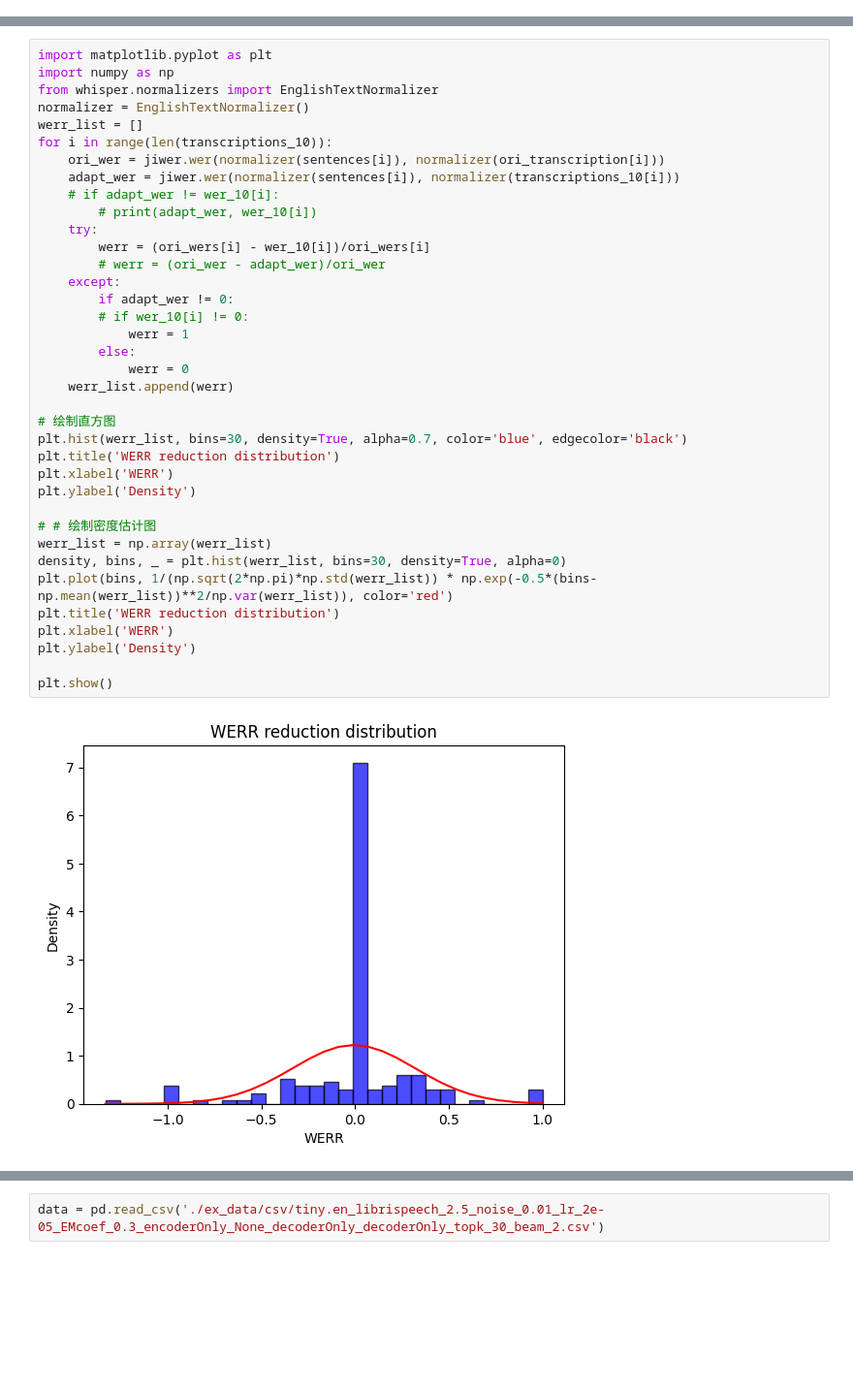
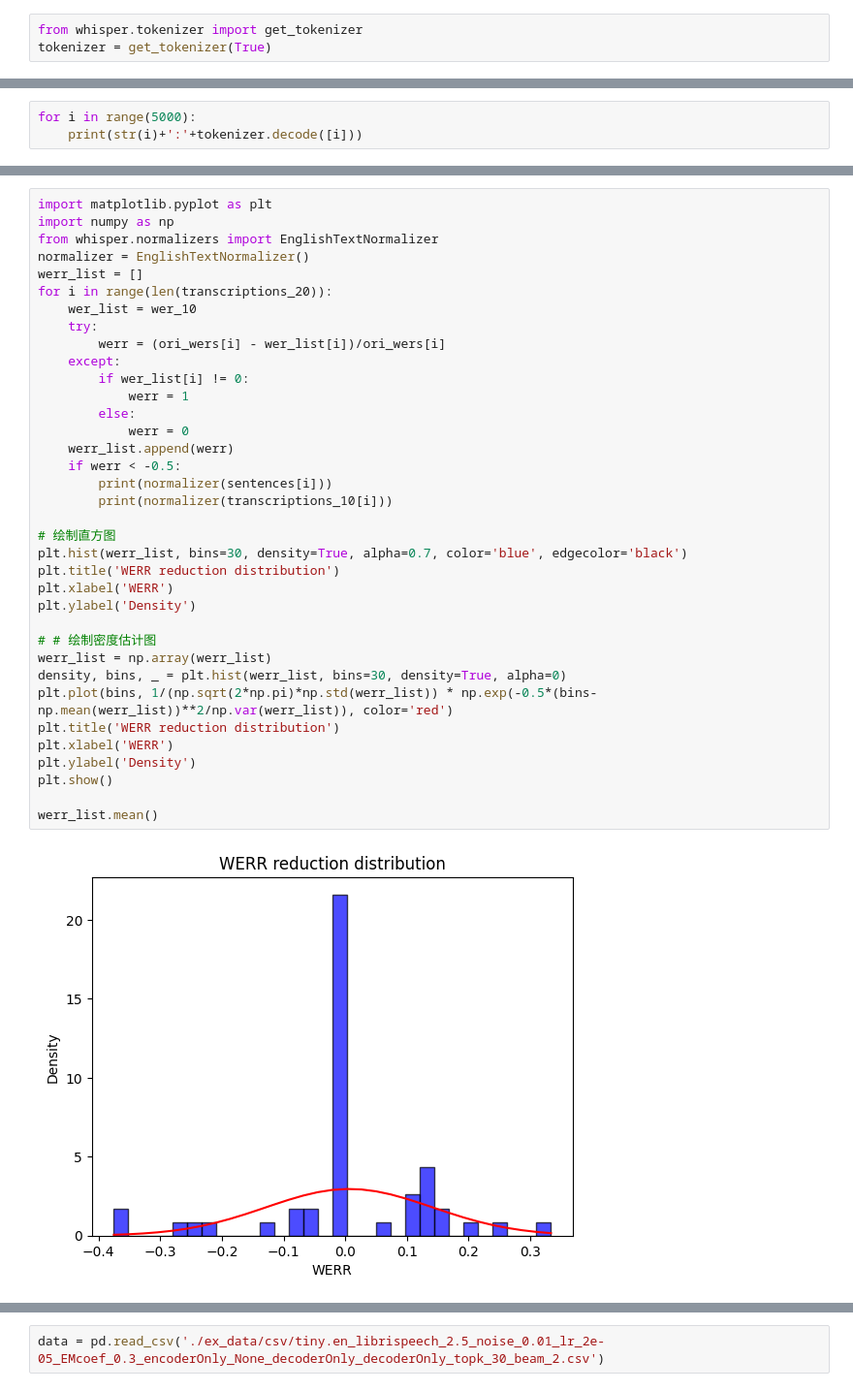
Before and after one commit to CheeEn-Yu/Test-time-adaptation-ASR-SUTA, a Jupyter notebook: err_analysis.ipynb, the cells around one changed output, grey strips where cells are left out. Shown at 97% size. Saved outputs shown, nothing was run; the diff lists cells and outputs as text; blank space fills up the shorter version.

```diff
--- a/err_analysis.ipynb
+++ b/err_analysis.ipynb
@@ -34,0 +48,3 @@ DEVICE = "cuda" if torch.cuda.is_available() else "cpu"
+# %%
+from whisper.tokenizer import get_tokenizer
+tokenizer = get_tokenizer(True)
@@ -34,0 +55,3 @@ DEVICE = "cuda" if torch.cuda.is_available() else "cpu"
+# %%
+for i in range(5000):
+    print(str(i)+':'+tokenizer.decode([i]))
@@ -84,39 +198,38 @@ print(np.array(wer_10).mean())
 # %%
 import matplotlib.pyplot as plt
 import numpy as np
 from whisper.normalizers import EnglishTextNormalizer
 normalizer = EnglishTextNormalizer()
 werr_list = []
-for i in range(len(transcriptions_10)):
-    ori_wer = jiwer.wer(normalizer(sentences[i]), normalizer(ori_transcription[i]))
-    adapt_wer = jiwer.wer(normalizer(sentences[i]), normalizer(transcriptions_10[i]))
-    # if adapt_wer != wer_10[i]:
-        # print(adapt_wer, wer_10[i])
+for i in range(len(transcriptions_20)):
+    wer_list = wer_10
     try:
-        werr = (ori_wers[i] - wer_10[i])/ori_wers[i]
-        # werr = (ori_wer - adapt_wer)/ori_wer
+        werr = (ori_wers[i] - wer_list[i])/ori_wers[i]
     except:
-        if adapt_wer != 0:
-        # if wer_10[i] != 0:
+        if wer_list[i] != 0:
             werr = 1
         else:
             werr = 0
     werr_list.append(werr)
+    if werr < -0.5:
+        print(normalizer(sentences[i]))
+        print(normalizer(transcriptions_10[i]))
 
 # 绘制直方图
 plt.hist(werr_list, bins=30, density=True, alpha=0.7, color='blue', edgecolor='black')
 plt.title('WERR reduction distribution')
 plt.xlabel('WERR')
 plt.ylabel('Density')
 
 # # 绘制密度估计图
 werr_list = np.array(werr_list)
 density, bins, _ = plt.hist(werr_list, bins=30, density=True, alpha=0)
 plt.plot(bins, 1/(np.sqrt(2*np.pi)*np.std(werr_list)) * np.exp(-0.5*(bins-np.mean(werr_list))**2/np.var(werr_list)), color='red')
 plt.title('WERR reduction distribution')
 plt.xlabel('WERR')
 plt.ylabel('Density')
+plt.show()
 
-plt.show()
+werr_list.mean()
 # %% [output]
-[figure, old version]
+[figure, new version]
```
Also changed, not shown: parts of 11 cells of this notebook, 10 other files.
